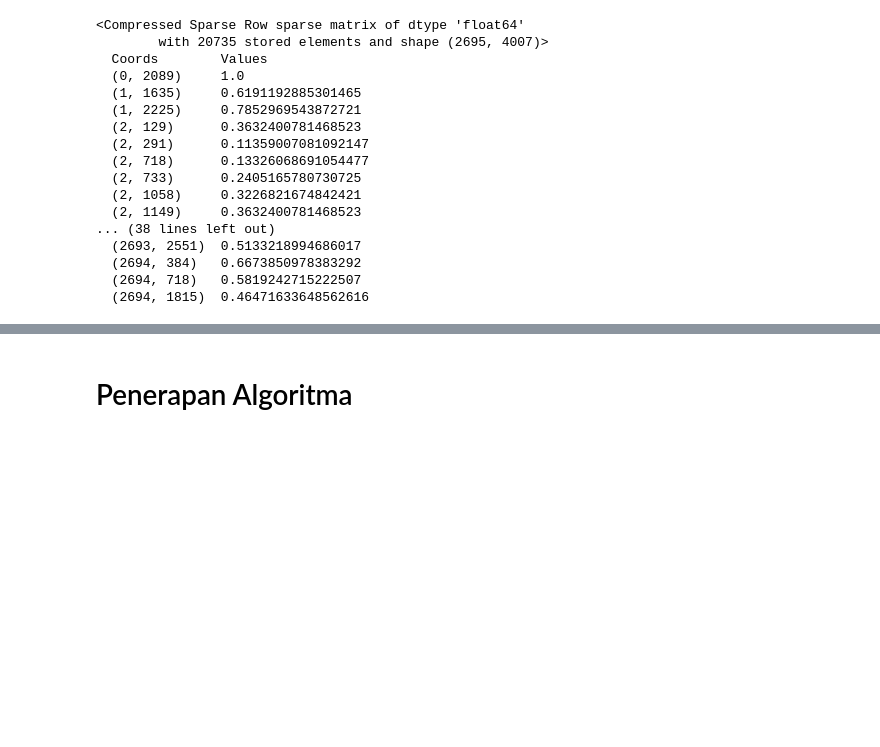
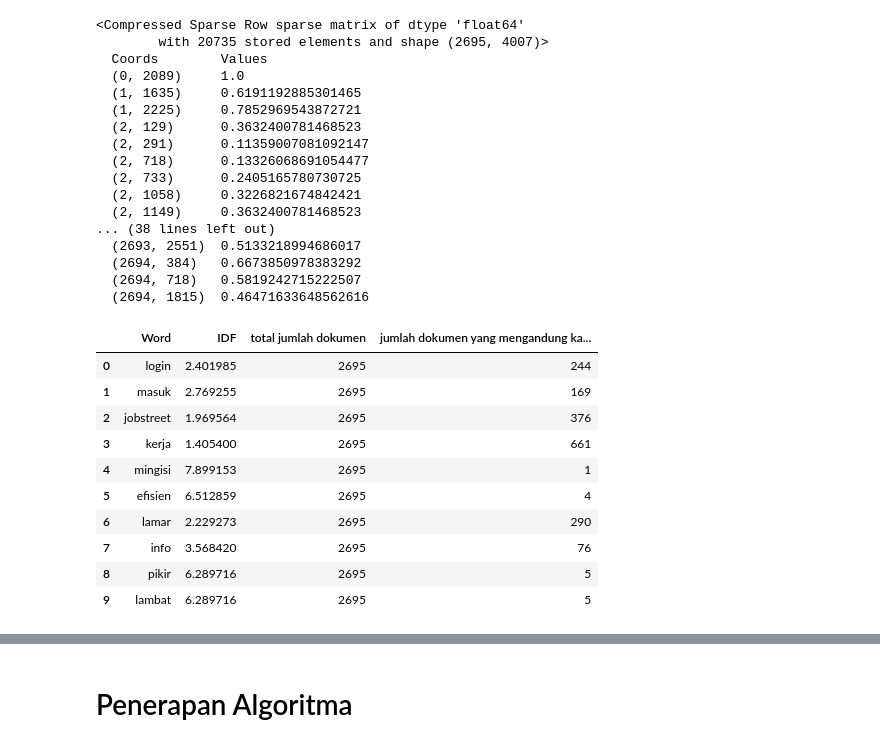
Before and after one commit to wroeiut1iauiouteaoiutoiauat874323/project-four, a Jupyter notebook: skripsikuuu 1.ipynb, the cells around one changed output, grey strips where cells are left out. Drawn from its saved outputs; the diff is of its cells as text; code cells hidden in the pictures; blank space fills up the shorter version.

```diff
--- a/skripsikuuu 1.ipynb
+++ b/skripsikuuu 1.ipynb
@@ -494,0 +474,53 @@ df_combined.to_csv('sample_data/the_jumlah_kata_per_dokumen_dan_kata.csv', index
+# %%
+import pandas as pd
+import numpy as np
+from collections import Counter
+
+# Mengambil 5 kalimat pertama dan 5 kalimat terakhir
+first_five = A.head(5)
+last_five = A.tail(5)
+
+# Menggabungkan kedua bagian tersebut
+combined = pd.concat([first_five, last_five])
+
+# Pastikan kita mengambil teksnya dari kolom yang benar
+combined_texts2 = A.squeeze().astype(str)  # Pastikan teks berbentuk string
+combined_texts = combined.squeeze().astype(str)  # Pastikan teks berbentuk string
+
+# Jumlah total dokumen
+N = 2695
+
+# Menghitung jumlah dokumen yang mengandung setiap kata
+word_doc_count = Counter()
+for doc in combined_texts2:
+    words = set(doc.split())  # Ambil kata unik per dokumen
+    for word in words:
+        word_doc_count[word] += 1  # Hitung df(t), jumlah dokumen yang mengandung kata t
+        # word_doc_count[word] += 1  # Hitung df(t), jumlah dokumen yang mengandung kata t
+
+# Menghitung IDF
+idf = []
+for word, df_t in word_doc_count.items():
+    idf_value = np.log(N / df_t)  # IDF formula
+    idf.append({'Word': word, 'IDF': idf_value, 'total jumlah dokumen': N, 'jumlah dokumen yang mengandung kata t': df_t})
+
+# Membuat DataFrame dari data IDF
+df_idf = pd.DataFrame(idf)
+
+# Menyimpan DataFrame ke CSV
+df_idf.to_csv('sample_data/idf_data.csv', index=False)
+
+# Menampilkan DataFrame
+df_idf.head(10)
+# %% [output]
+|  | Word | IDF | total jumlah dokumen | jumlah dokumen yang mengandung ka... |
+| 0 | login | 2.401985 | 2695 | 244 |
+| 1 | masuk | 2.769255 | 2695 | 169 |
+| 2 | jobstreet | 1.969564 | 2695 | 376 |
+| 3 | kerja | 1.405400 | 2695 | 661 |
+| 4 | mingisi | 7.899153 | 2695 | 1 |
+| 5 | efisien | 6.512859 | 2695 | 4 |
+| 6 | lamar | 2.229273 | 2695 | 290 |
+| 7 | info | 3.568420 | 2695 | 76 |
+| 8 | pikir | 6.289716 | 2695 | 5 |
+| 9 | lambat | 6.289716 | 2695 | 5 |
```
Also changed, not shown: parts of 8 cells of this notebook, 7 other files.
